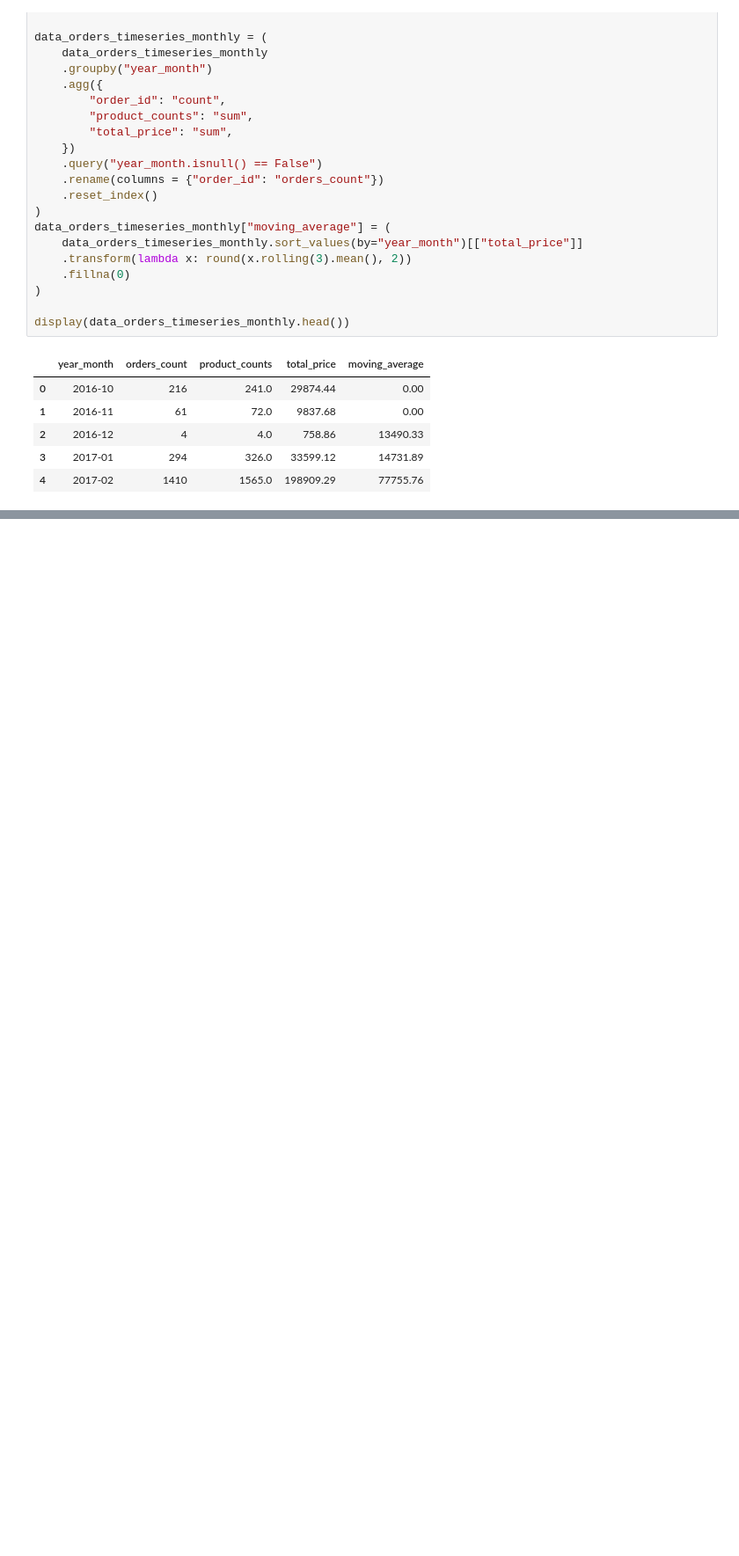
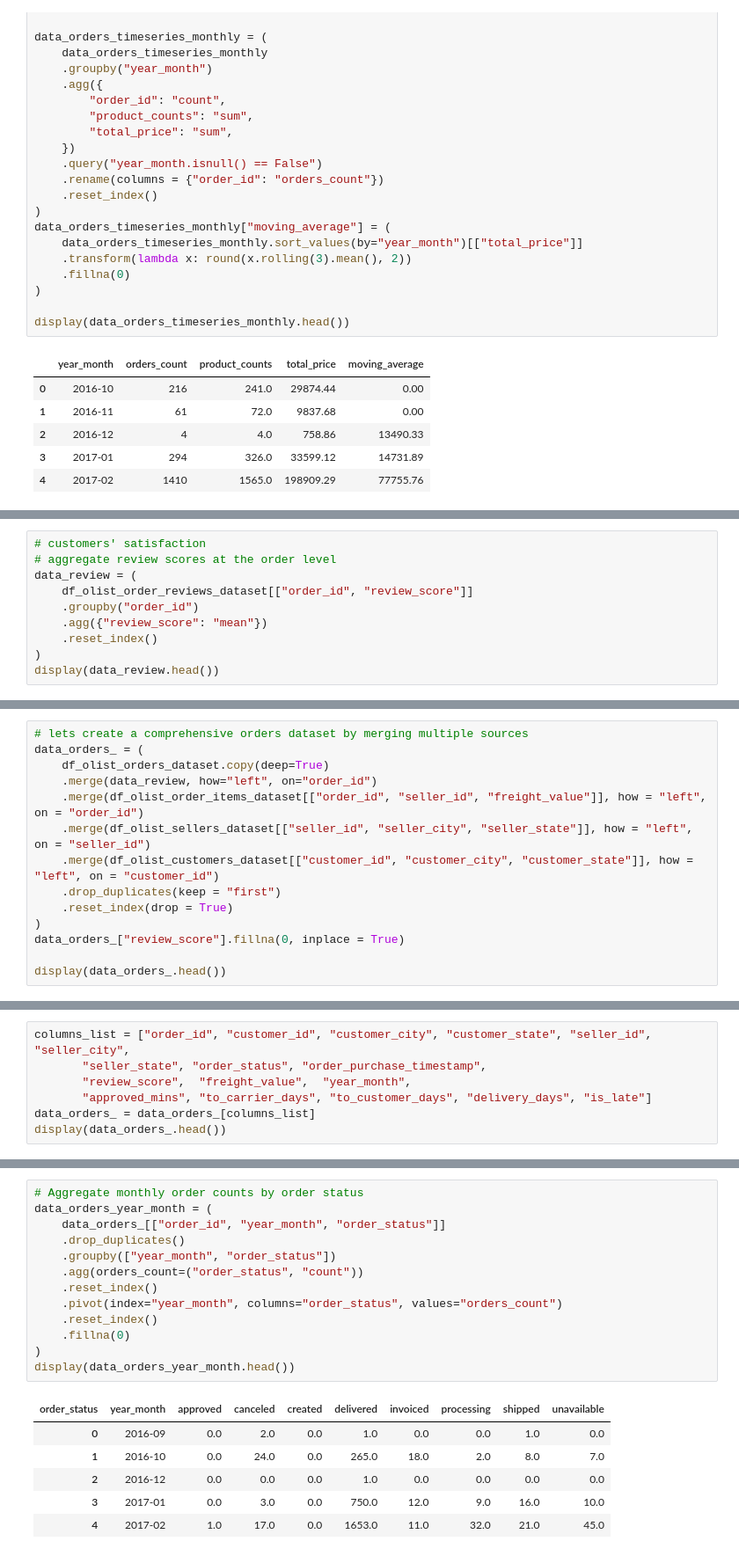
Before and after one commit to Cyrusz55/E_Commerce_Customer_Behavior_Analysis, a Jupyter notebook: book1.ipynb, the cells around one changed output, grey strips where cells are left out. Shown: that part at 88% size. Saved outputs shown, nothing was run; the diff lists cells and outputs as text; blank space fills up the shorter version.

```diff
--- a/book1.ipynb
+++ b/book1.ipynb
@@ -1728,0 +1861,10 @@ fig.show(renderer = "iframe_connected")
+# %%
+# customers' satisfaction
+# aggregate review scores at the order level
+data_review = (
+    df_olist_order_reviews_dataset[["order_id", "review_score"]]
+    .groupby("order_id")
+    .agg({"review_score": "mean"})
+    .reset_index()
+)
+display(data_review.head())
@@ -1728,0 +1878,14 @@ fig.show(renderer = "iframe_connected")
+# %%
+# lets create a comprehensive orders dataset by merging multiple sources
+data_orders_ = (
+    df_olist_orders_dataset.copy(deep=True)
+    .merge(data_review, how="left", on="order_id")
+    .merge(df_olist_order_items_dataset[["order_id", "seller_id", "freight_value"]], how = "left", on = "order_id")
+    .merge(df_olist_sellers_dataset[["seller_id", "seller_city", "seller_state"]], how = "left", on = "seller_id")
+    .merge(df_olist_customers_dataset[["customer_id", "customer_city", "customer_state"]], how = "left", on = "customer_id")
+    .drop_duplicates(keep = "first")
+    .reset_index(drop = True)
+)
+data_orders_["review_score"].fillna(0, inplace = True)
+
+display(data_orders_.head())
@@ -1728,0 +1933,7 @@ fig.show(renderer = "iframe_connected")
+# %%
+columns_list = ["order_id", "customer_id", "customer_city", "customer_state", "seller_id", "seller_city",
+       "seller_state", "order_status", "order_purchase_timestamp",
+       "review_score",  "freight_value",  "year_month",
+       "approved_mins", "to_carrier_days", "to_customer_days", "delivery_days", "is_late"]
+data_orders_ = data_orders_[columns_list]
+display(data_orders_.head())
@@ -1728,0 +2048,20 @@ fig.show(renderer = "iframe_connected")
+# %%
+# Aggregate monthly order counts by order status
+data_orders_year_month = (
+    data_orders_[["order_id", "year_month", "order_status"]]
+    .drop_duplicates()
+    .groupby(["year_month", "order_status"])
+    .agg(orders_count=("order_status", "count"))
+    .reset_index()
+    .pivot(index="year_month", columns="order_status", values="orders_count")
+    .reset_index()
+    .fillna(0)
+)
+display(data_orders_year_month.head())
+# %% [output]
+| order_status | year_month | approved | canceled | created | delivered | invoiced | processing | shipped | unavailable |
+| 0 | 2016-09 | 0.0 | 2.0 | 0.0 | 1.0 | 0.0 | 0.0 | 1.0 | 0.0 |
+| 1 | 2016-10 | 0.0 | 24.0 | 0.0 | 265.0 | 18.0 | 2.0 | 8.0 | 7.0 |
+| 2 | 2016-12 | 0.0 | 0.0 | 0.0 | 1.0 | 0.0 | 0.0 | 0.0 | 0.0 |
+| 3 | 2017-01 | 0.0 | 3.0 | 0.0 | 750.0 | 12.0 | 9.0 | 16.0 | 10.0 |
+| 4 | 2017-02 | 1.0 | 17.0 | 0.0 | 1653.0 | 11.0 | 32.0 | 21.0 | 45.0 |
```
Also changed, not shown: parts of 22 cells of this notebook, 16 other files.
